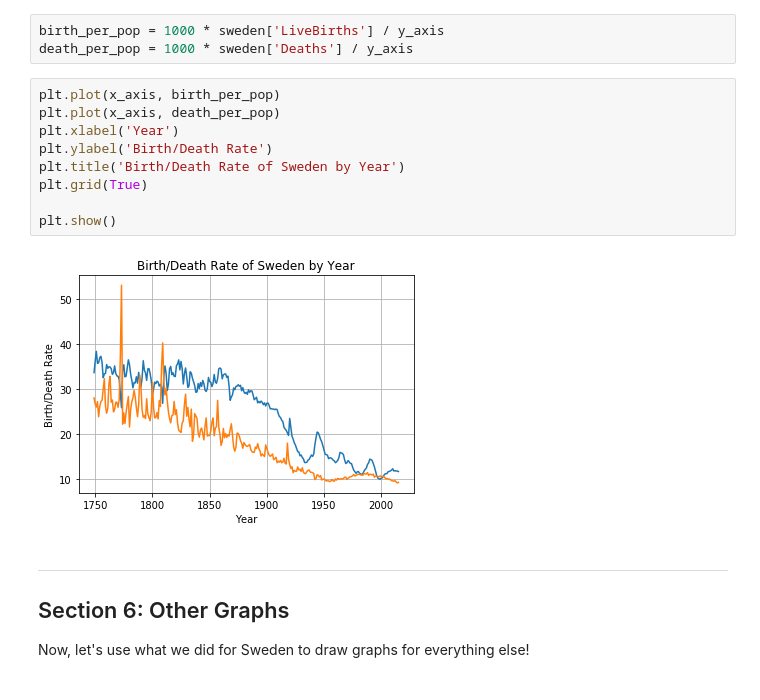
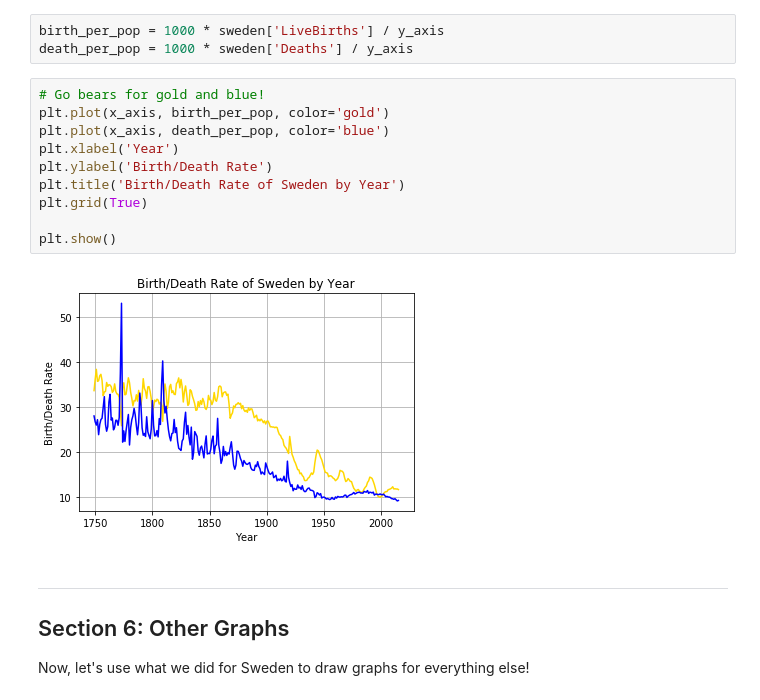
Before and after one commit to ds-modules/HIST-160, a Jupyter notebook: FINAL_intro_graphs.ipynb, the cells around one changed output. Cells and saved outputs as stored; diff of their text form.

Commit message:
pushed color changes

```diff
--- a/FINAL_intro_graphs.ipynb
+++ b/FINAL_intro_graphs.ipynb
@@ -270,16 +270,17 @@ We now define new variables to define the birth and death rate per population in
 birth_per_pop = 1000 * sweden['LiveBirths'] / y_axis
 death_per_pop = 1000 * sweden['Deaths'] / y_axis
 # %%
-plt.plot(x_axis, birth_per_pop)
-plt.plot(x_axis, death_per_pop)
+# Go bears for gold and blue!
+plt.plot(x_axis, birth_per_pop, color='gold')
+plt.plot(x_axis, death_per_pop, color='blue')
 plt.xlabel('Year')
 plt.ylabel('Birth/Death Rate')
 plt.title('Birth/Death Rate of Sweden by Year')
 plt.grid(True)
 
 plt.show()
 # %% [output]
-[figure, old version]
+[figure, new version]
 # %% [markdown]
 ---
 ## Section 6: Other Graphs <a id='other'></a>
```
Also changed, not shown: parts of 5 cells of this notebook.
